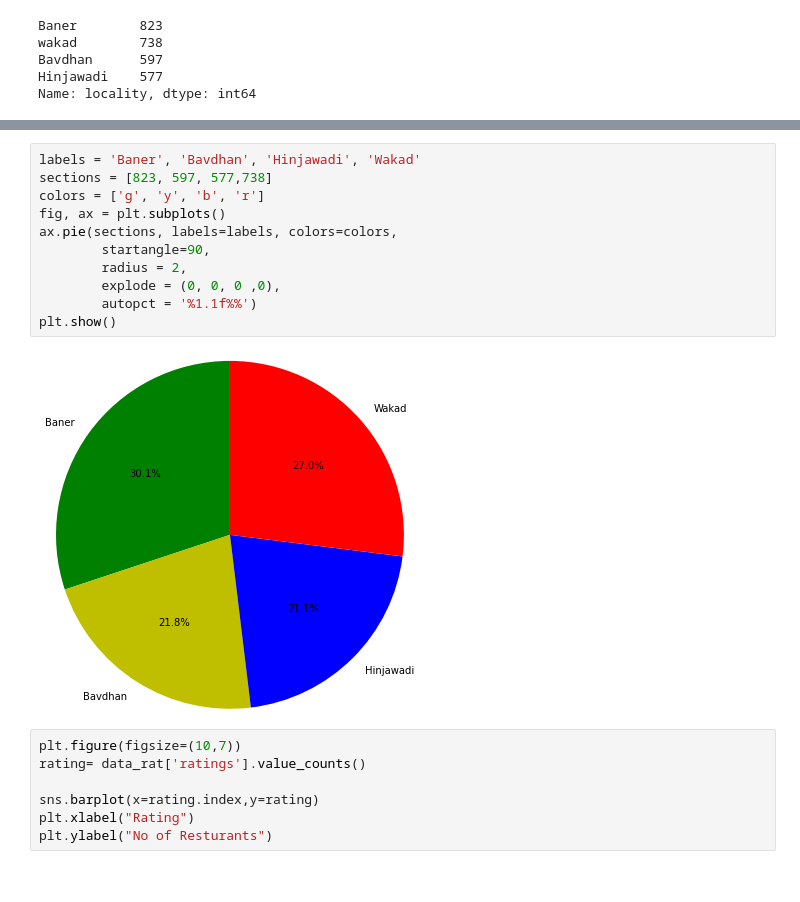
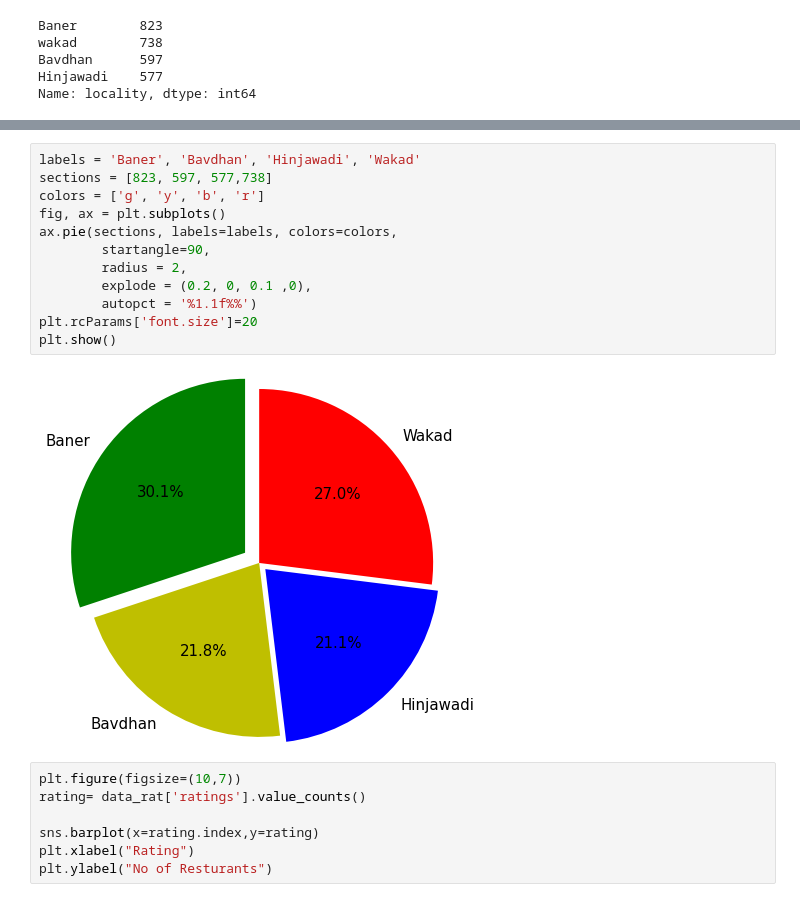
Before and after one commit to Gaurav2394/Zomato-Data-Project, a Jupyter notebook: 2nd_Zomato_data (1).ipynb, the cells around one changed output, grey strips where cells are left out. Cells and saved outputs as stored; diff of their text form.

Commit message:
adding new chart

```diff
--- a/2nd_Zomato_data (1).ipynb
+++ b/2nd_Zomato_data (1).ipynb
@@ -389,16 +380,17 @@ Name: ratings, dtype: int64
 # %%
 labels = 'Baner', 'Bavdhan', 'Hinjawadi', 'Wakad'
 sections = [823, 597, 577,738]
 colors = ['g', 'y', 'b', 'r']
 fig, ax = plt.subplots()
 ax.pie(sections, labels=labels, colors=colors,
         startangle=90,
         radius = 2,
-        explode = (0, 0, 0 ,0),
+        explode = (0.2, 0, 0.1 ,0),
         autopct = '%1.1f%%')
+plt.rcParams['font.size']=20
 plt.show()
 # %% [output]
-[figure, old version]
+[figure, new version]
 # %%
 plt.figure(figsize=(10,7))
 rating= data_rat['ratings'].value_counts()
```
Also changed, not shown: parts of 6 cells of this notebook, 5 other files.
